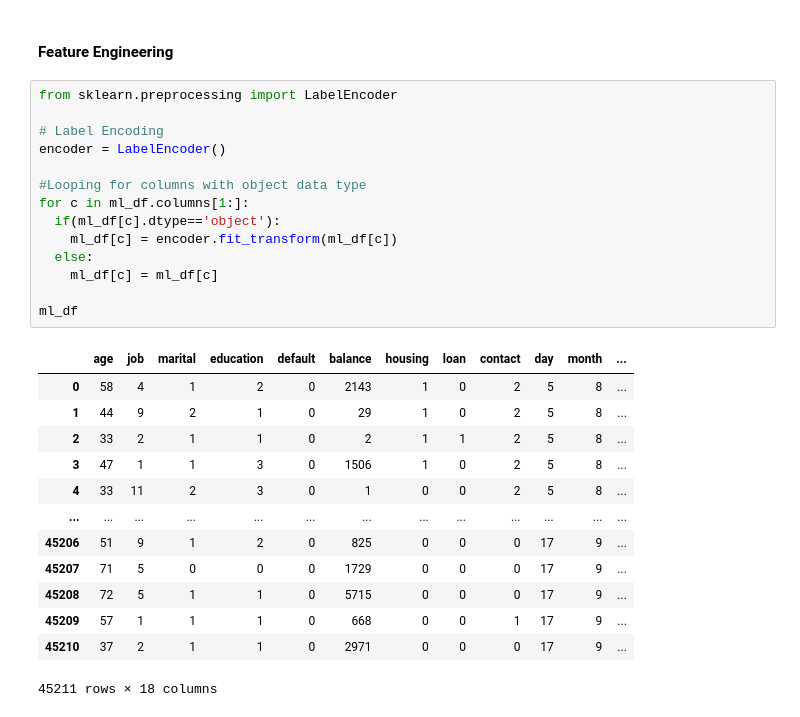
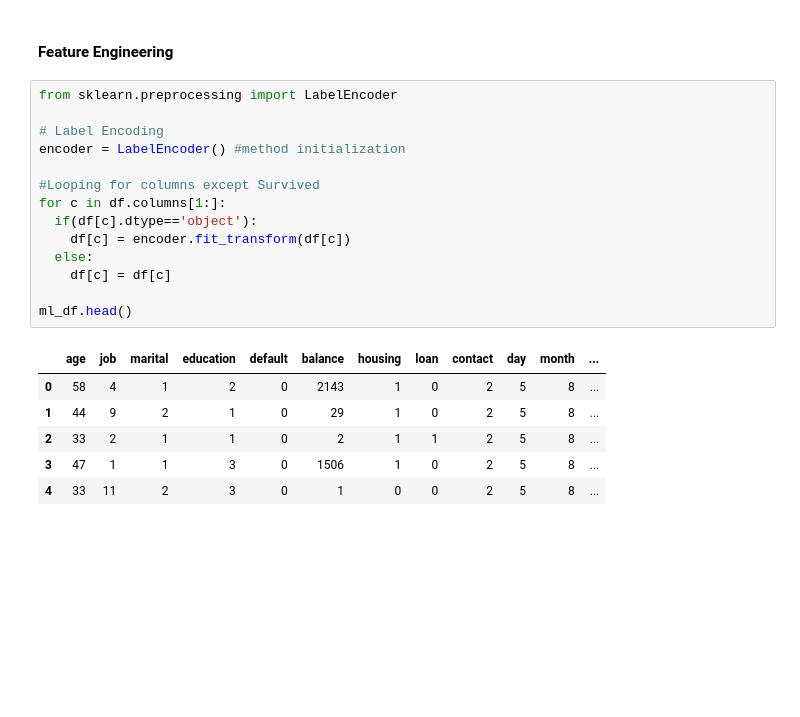
Before and after one commit to kayodeolusanya/Nexus-Bank-Customer-Segmentation-Project, a Jupyter notebook: Nexus_Bank_Customer_Segmentation_Project.ipynb, the cells around one changed output. Drawn from its saved outputs; the diff is of its cells as text; blank space fills up the shorter version.

```diff
--- a/Nexus_Bank_Customer_Segmentation_Project.ipynb
+++ b/Nexus_Bank_Customer_Segmentation_Project.ipynb
@@ -324,28 +308,21 @@ df
 # %%
 from sklearn.preprocessing import LabelEncoder
 
 # Label Encoding
-encoder = LabelEncoder()
+encoder = LabelEncoder() #method initialization
 
-#Looping for columns with object data type
-for c in ml_df.columns[1:]:
-  if(ml_df[c].dtype=='object'):
-    ml_df[c] = encoder.fit_transform(ml_df[c])
+#Looping for columns except Survived
+for c in df.columns[1:]:
+  if(df[c].dtype=='object'):
+    df[c] = encoder.fit_transform(df[c])
   else:
-    ml_df[c] = ml_df[c]
+    df[c] = df[c]
 
-ml_df
+ml_df.head()
 # %% [output]
 |  | age | job | marital | education | default | balance | housing | loan | contact | day | month | ... |
 | 0 | 58 | 4 | 1 | 2 | 0 | 2143 | 1 | 0 | 2 | 5 | 8 | ... |
 | 1 | 44 | 9 | 2 | 1 | 0 | 29 | 1 | 0 | 2 | 5 | 8 | ... |
 | 2 | 33 | 2 | 1 | 1 | 0 | 2 | 1 | 1 | 2 | 5 | 8 | ... |
 | 3 | 47 | 1 | 1 | 3 | 0 | 1506 | 1 | 0 | 2 | 5 | 8 | ... |
 | 4 | 33 | 11 | 2 | 3 | 0 | 1 | 0 | 0 | 2 | 5 | 8 | ... |
-| ... | ... | ... | ... | ... | ... | ... | ... | ... | ... | ... | ... | ... |
-| 45206 | 51 | 9 | 1 | 2 | 0 | 825 | 0 | 0 | 0 | 17 | 9 | ... |
-| 45207 | 71 | 5 | 0 | 0 | 0 | 1729 | 0 | 0 | 0 | 17 | 9 | ... |
-| 45208 | 72 | 5 | 1 | 1 | 0 | 5715 | 0 | 0 | 0 | 17 | 9 | ... |
-| 45209 | 57 | 1 | 1 | 1 | 0 | 668 | 0 | 0 | 1 | 17 | 9 | ... |
-| 45210 | 37 | 2 | 1 | 1 | 0 | 2971 | 0 | 0 | 0 | 17 | 9 | ... |
-45211 rows × 18 columns
```
Also changed, not shown: parts of 11 cells of this notebook.
